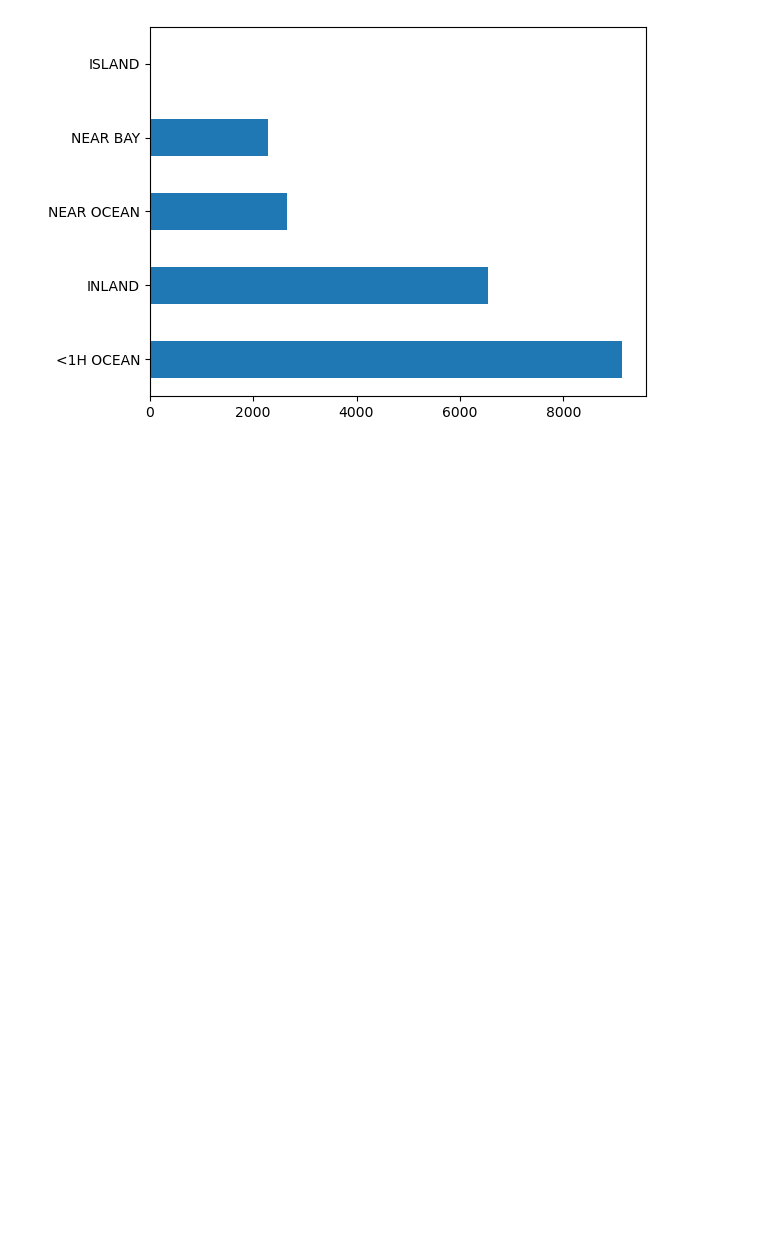
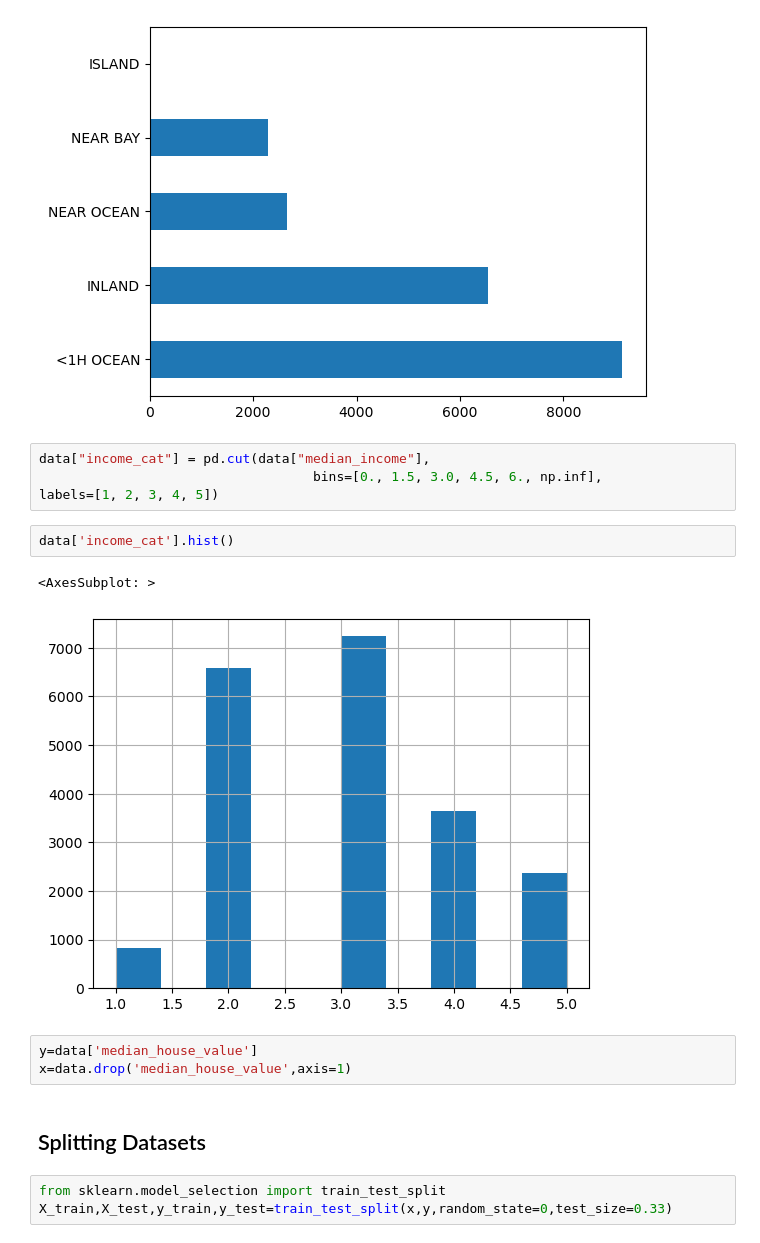
Before and after one commit to BibekRai44/Hands-on-Machine-Learning, a Jupyter notebook: chapter 2/chapter 2.ipynb, the cells around one changed output. Cells and saved outputs as stored; diff of their text form; blank space fills up the shorter version.

```diff
--- a/chapter 2/chapter 2.ipynb
+++ b/chapter 2/chapter 2.ipynb
@@ -110,3 +110,20 @@ data['ocean_proximity'].value_counts().plot(kind='barh')
 # %% [output]
 <AxesSubplot: >
 [figure]
+# %%
+data["income_cat"] = pd.cut(data["median_income"],
+                                   bins=[0., 1.5, 3.0, 4.5, 6., np.inf],
+labels=[1, 2, 3, 4, 5])
+# %%
+data['income_cat'].hist()
+# %% [output]
+<AxesSubplot: >
+[figure, added]
+# %%
+y=data['median_house_value']
+x=data.drop('median_house_value',axis=1)
+# %% [markdown]
+## Splitting Datasets
+# %%
+from sklearn.model_selection import train_test_split
+X_train,X_test,y_train,y_test=train_test_split(x,y,random_state=0,test_size=0.33)
```
Also changed, not shown: parts of 12 cells of this notebook.
